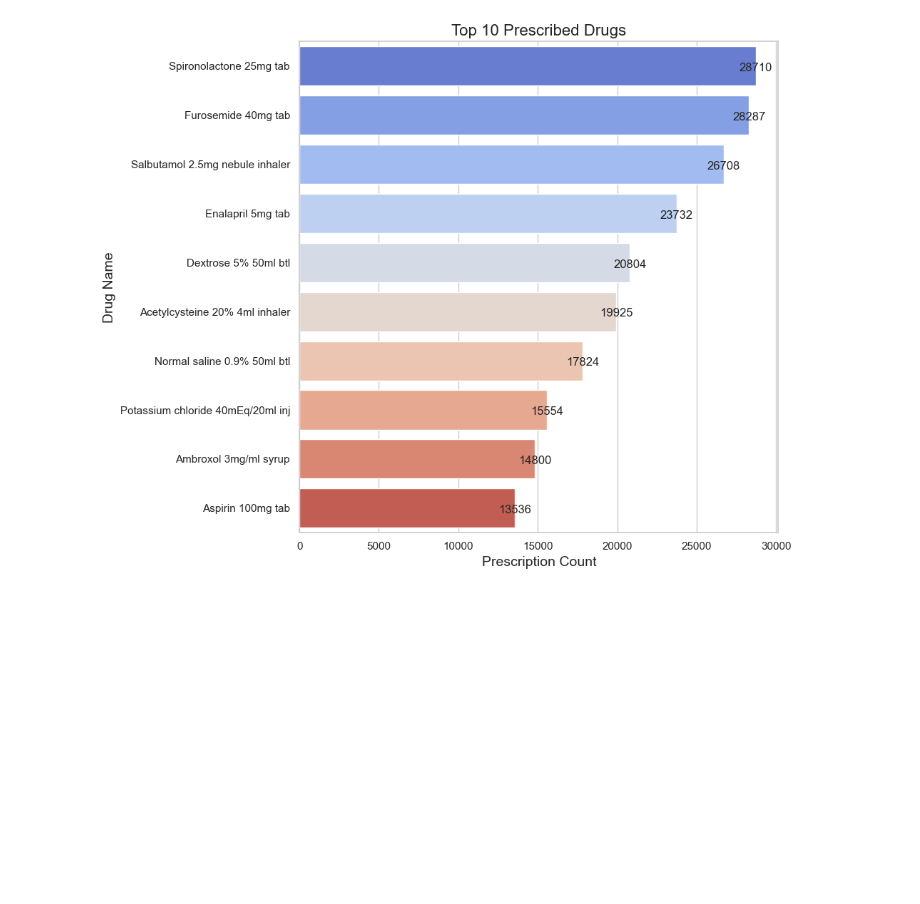
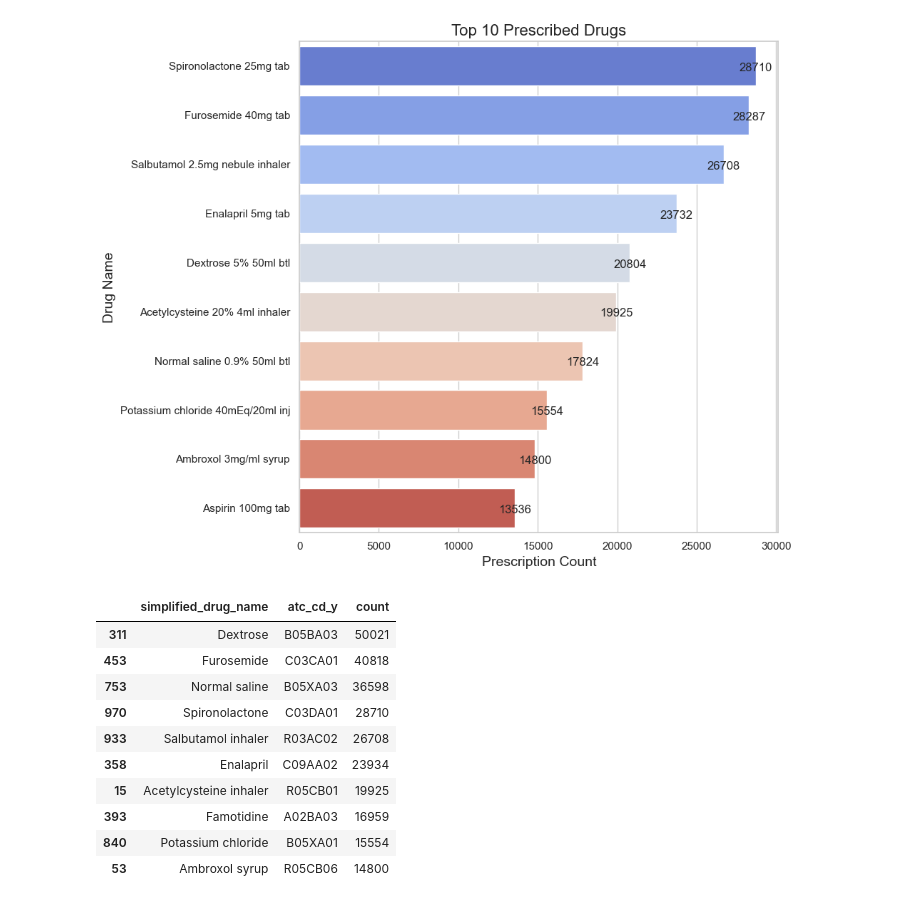
Before and after one commit to devguno/TOF, a Jupyter notebook: tt.ipynb, the cells around one changed output. Cells and saved outputs as stored; diff of their text form; code cells hidden in the pictures; blank space fills up the shorter version.

```diff
--- a/tt.ipynb
+++ b/tt.ipynb
@@ -107,3 +58,41 @@ Passing `palette` without assigning `hue` is deprecated and will be removed in v
 
   ax = sns.barplot(x="count", y="source_name", data=top_prescriptions, palette="coolwarm")
 [figure]
+# %%
+import re
+
+# 먼저, 약물 이름을 단순화하기 전에 source_name과 atc_cd 간의 매핑을 생성합니다.
+source_atc_mapping = df[['source_name', 'atc_cd']].drop_duplicates()
+
+# 약물 이름에서 용량과 관련된 정보를 제거하는 함수
+def simplify_drug_name(name):
+    # 용량, 용기, 제형 등을 제거
+    simplified_name = re.sub(r'\s+\d*\.?\d*\s*(mg|ml|mEq|g|%|L)(/\d*\.?\d*\s*(mg|ml|mEq|g|%|L))?|\s+tab|\s+btl|\s+inj|\s+nebule|\s+bag', '', name, flags=re.I)
+    return simplified_name.strip()
+
+# 다음으로, df에 simplified_drug_name 컬럼을 추가합니다.
+df['simplified_drug_name'] = df['source_name'].apply(simplify_drug_name)
+
+# simplified_drug_name 기준으로 atc_cd를 매핑하기 위해, 먼저 source_name을 기준으로 atc_cd를 merge합니다.
+df_atc = pd.merge(df, source_atc_mapping, on='source_name', how='left')
+
+# 이제 simplified_drug_name 및 atc_cd에 따라 처방 통계를 계산합니다.
+simplified_prescription_stats_with_atc = df_atc.groupby(['simplified_drug_name', 'atc_cd_y']).size().reset_index(name='count')
+
+# 처방받은 횟수에 따라 내림차순으로 정렬
+simplified_prescription_stats_with_atc_sorted = simplified_prescription_stats_with_atc.sort_values(by='count', ascending=False)
+
+# 상위 10개 결과 출력을 시도합니다.
+simplified_prescription_stats_with_atc_sorted.head(10)
+# %% [output]
+|  | simplified_drug_name | atc_cd_y | count |
+| 311 | Dextrose | B05BA03 | 50021 |
+| 453 | Furosemide | C03CA01 | 40818 |
+| 753 | Normal saline | B05XA03 | 36598 |
+| 970 | Spironolactone | C03DA01 | 28710 |
+| 933 | Salbutamol inhaler | R03AC02 | 26708 |
+| 358 | Enalapril | C09AA02 | 23934 |
+| 15 | Acetylcysteine inhaler | R05CB01 | 19925 |
+| 393 | Famotidine | A02BA03 | 16959 |
+| 840 | Potassium chloride | B05XA01 | 15554 |
+| 53 | Ambroxol syrup | R05CB06 | 14800 |
```
Also changed, not shown: parts of 5 cells of this notebook.
